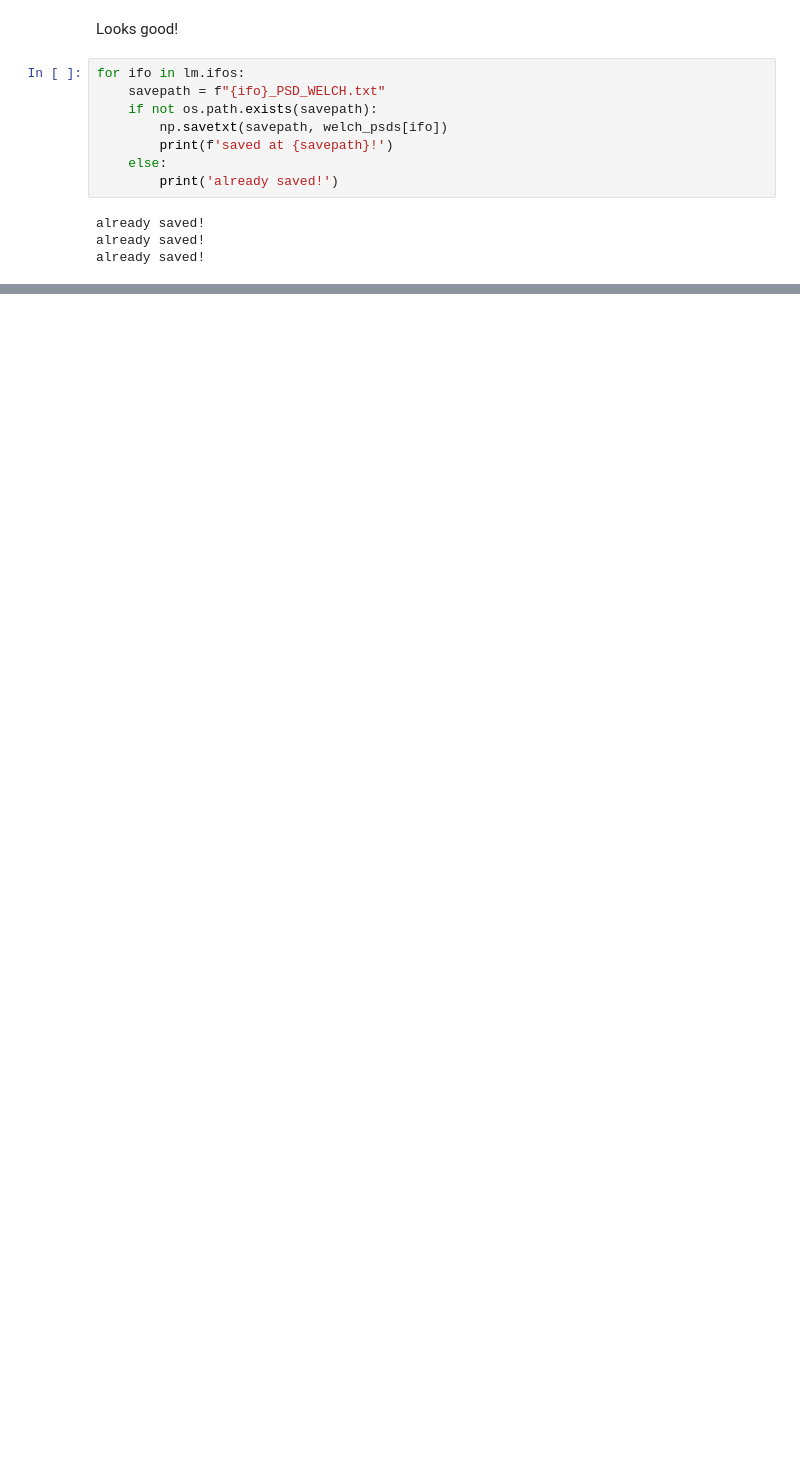
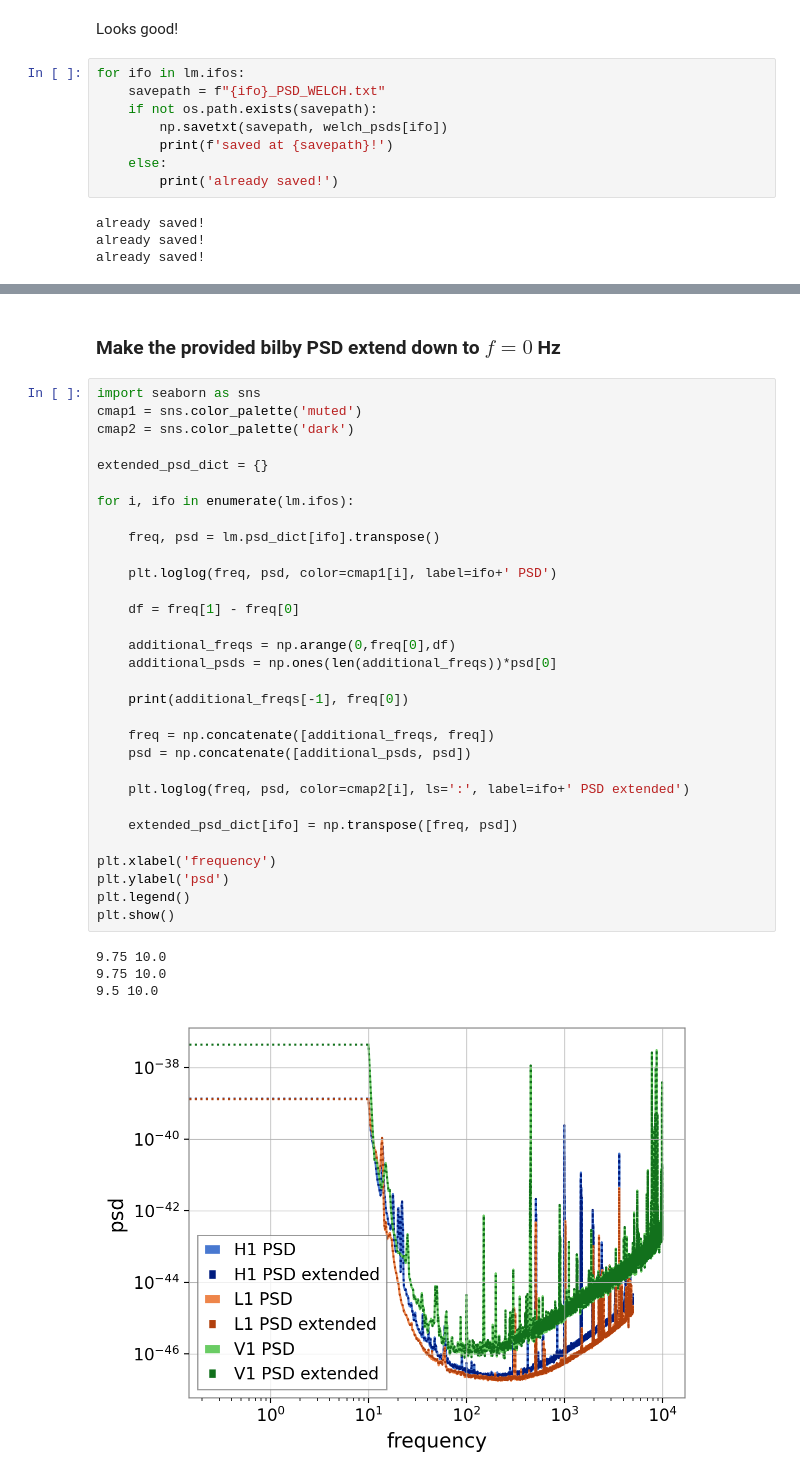
Before and after one commit to simonajmiller/tdinf, a Jupyter notebook: review/fiducial_BBH_IMRPhenomXPHM/input/get_welch_PSD.ipynb, the cells around one changed output, grey strips where cells are left out. Drawn from its saved outputs; the diff is of its cells as text; blank space fills up the shorter version.

Commit message:
add extended bilby PSD for fiducial BBH run

```diff
--- a/review/fiducial_BBH_IMRPhenomXPHM/input/get_welch_PSD.ipynb
+++ b/review/fiducial_BBH_IMRPhenomXPHM/input/get_welch_PSD.ipynb
@@ -265,0 +289,38 @@ already saved!
+# %% [markdown]
+### Make the provided bilby PSD extend down to $f=0$ Hz
+# %%
+import seaborn as sns
+cmap1 = sns.color_palette('muted')
+cmap2 = sns.color_palette('dark')
+
+extended_psd_dict = {}
+
+for i, ifo in enumerate(lm.ifos):
+
+    freq, psd = lm.psd_dict[ifo].transpose()
+
+    plt.loglog(freq, psd, color=cmap1[i], label=ifo+' PSD')
+
+    df = freq[1] - freq[0]
+
+    additional_freqs = np.arange(0,freq[0],df)
+    additional_psds = np.ones(len(additional_freqs))*psd[0]
+
+    print(additional_freqs[-1], freq[0])
+
+    freq = np.concatenate([additional_freqs, freq])
+    psd = np.concatenate([additional_psds, psd])
+
+    plt.loglog(freq, psd, color=cmap2[i], ls=':', label=ifo+' PSD extended')
+
+    extended_psd_dict[ifo] = np.transpose([freq, psd])
+
+plt.xlabel('frequency')
+plt.ylabel('psd')
+plt.legend()
+plt.show()
+# %% [output]
+9.75 10.0
+9.75 10.0
+9.5 10.0
+[figure, added]
```
Also changed, not shown: parts of 14 cells of this notebook, 1 other file.
